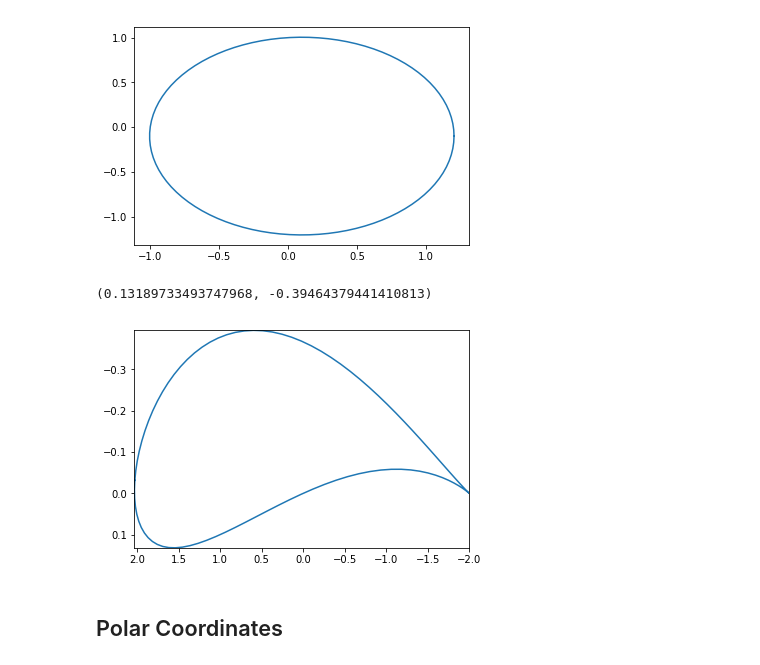
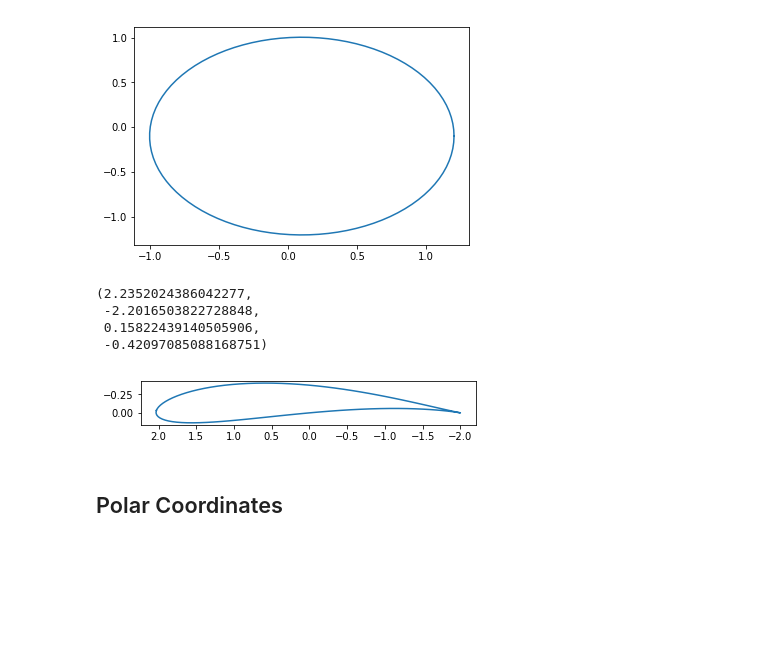
Before and after one commit to ckennedy17/mae6226, a Jupyter notebook: homework_2/homework_2.ipynb, the cells around one changed output. Cells and saved outputs as stored; diff of their text form; code cells hidden in the pictures; blank space fills up the shorter version.

```diff
--- a/homework_2/homework_2.ipynb
+++ b/homework_2/homework_2.ipynb
@@ -86,11 +86,15 @@ plt.plot(z.real,z.imag)
 # %%
 j = jouk(z,c)
 plt.plot(j.real,j.imag)
 plt.xlim(np.max(j.real),np.min(j.real))
 plt.ylim(np.max(j.imag),np.min(j.imag))
+plt.axis('scaled')
 # %% [output]
-(0.13189733493747968, -0.39464379441410813)
+(2.2352024386042277,
+ -2.2016503822728848,
+ 0.15822439140505906,
+ -0.42097085088168751)
-[figure, old version]
+[figure, new version]
 # %% [markdown]
 ## Polar Coordinates
 # %%
```
Also changed, not shown: parts of 45 cells of this notebook.
